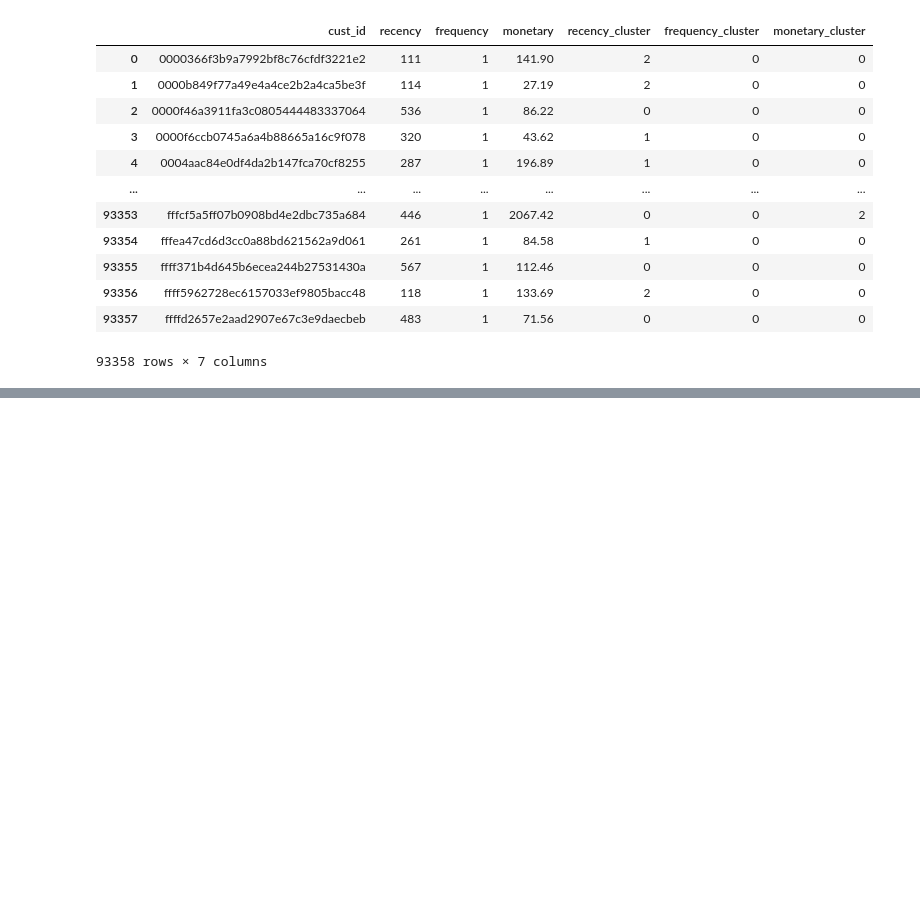
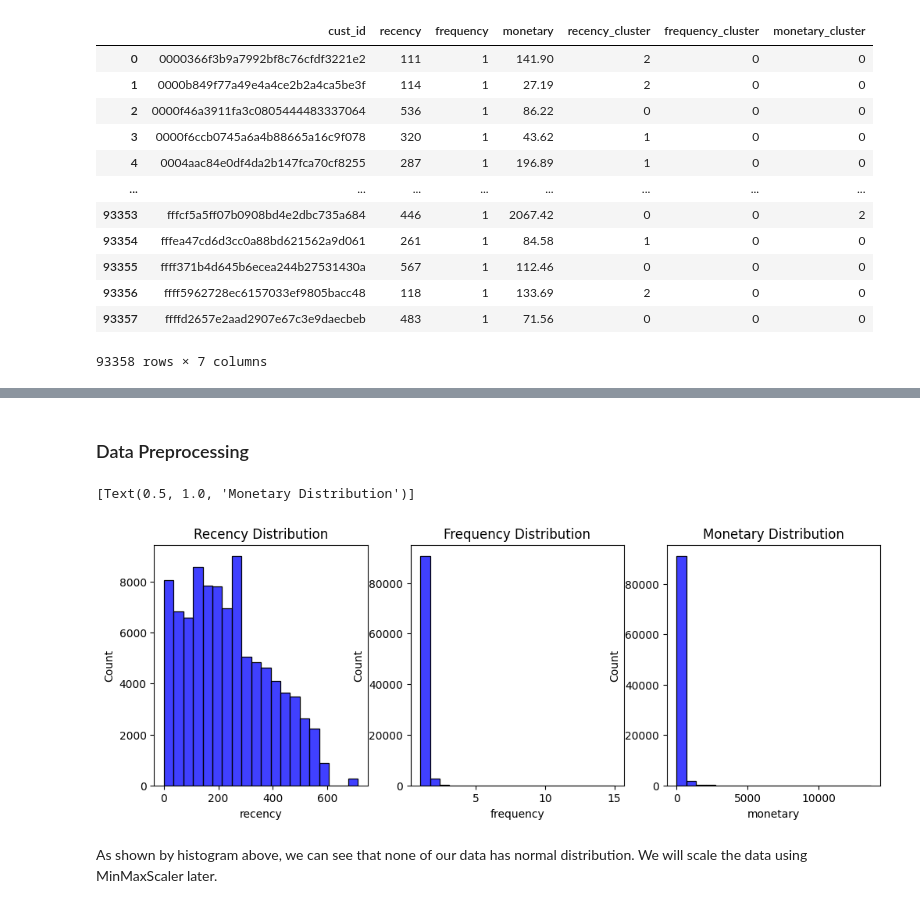
Before and after one commit to IqbalHaz/Perqara-DS-Skill-Assessment, a Jupyter notebook: rfm_analysis.ipynb, the cells around one changed output, grey strips where cells are left out. Drawn from its saved outputs; the diff is of its cells as text; code cells hidden in the pictures; blank space fills up the shorter version.

Commit message:
RFM analysis and predictive modelling done

```diff
--- a/rfm_analysis.ipynb
+++ b/rfm_analysis.ipynb
@@ -764,0 +780,2 @@ Name: count, dtype: int64
+# %%
+for_model_df = cust_segment.drop(['cust_id', 'recency_cluster', 'frequency_cluster', 'monetary_cluster'], axis=1)
@@ -764,0 +791,12 @@ Name: count, dtype: int64
+# %% [markdown]
+### Data Preprocessing
+# %%
+fig, ax = plt.subplots(1,3,figsize=(12,4))
+sns.histplot(for_model_df['recency'], color='b', bins=20, ax=ax[0]).set(title='Recency Distribution')
+sns.histplot(for_model_df['frequency'], color='b', bins=20, ax=ax[1]).set(title='Frequency Distribution')
+sns.histplot(for_model_df['monetary'], color='b', bins=20, ax=ax[2]).set(title='Monetary Distribution')
+# %% [output]
+[Text(0.5, 1.0, 'Monetary Distribution')]
+[figure, added]
+# %% [markdown]
+As shown by histogram above, we can see that none of our data has normal distribution. We will scale the data using MinMaxScaler later.
```
Also changed, not shown: parts of 50 cells of this notebook, 2 other files.
